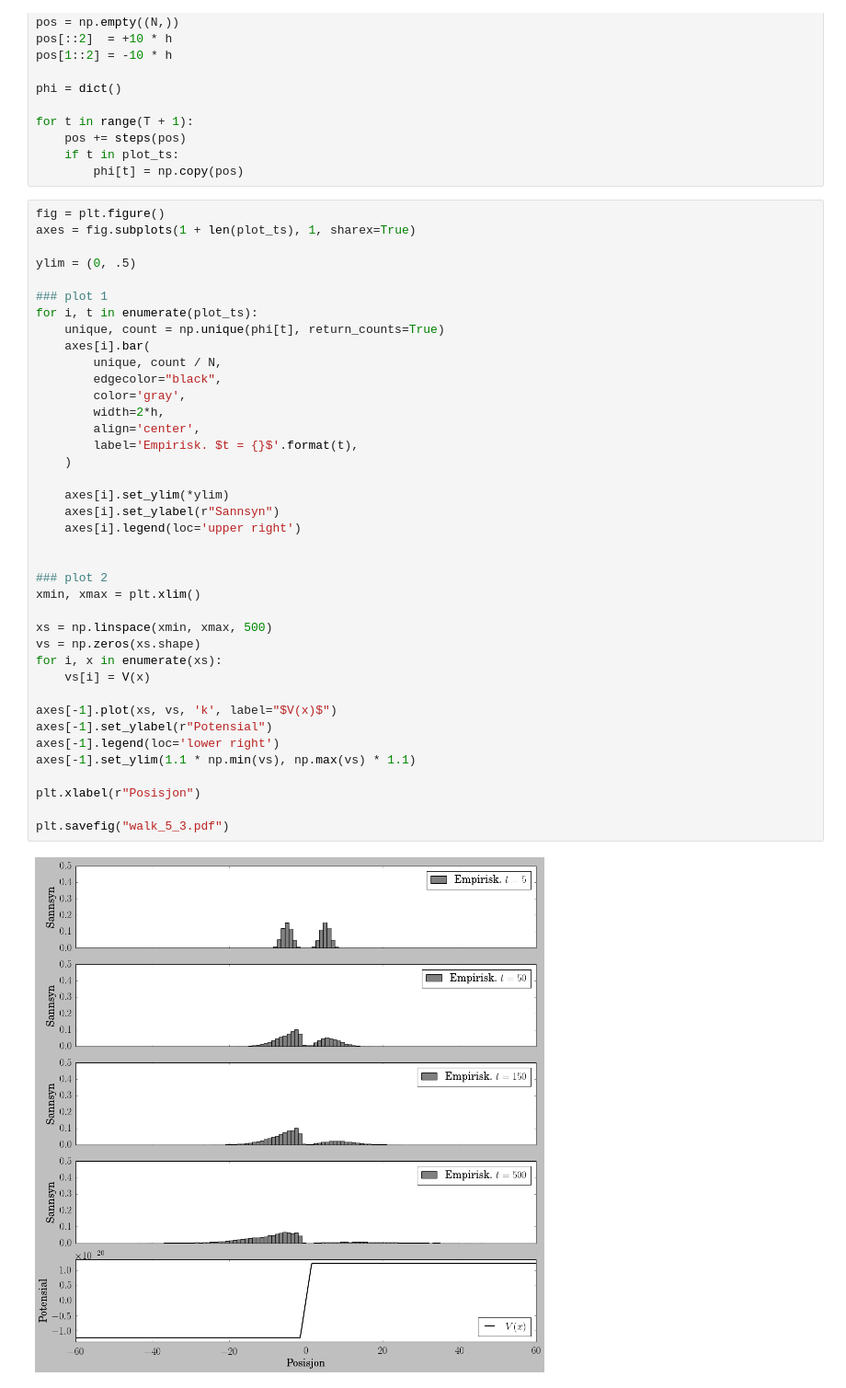
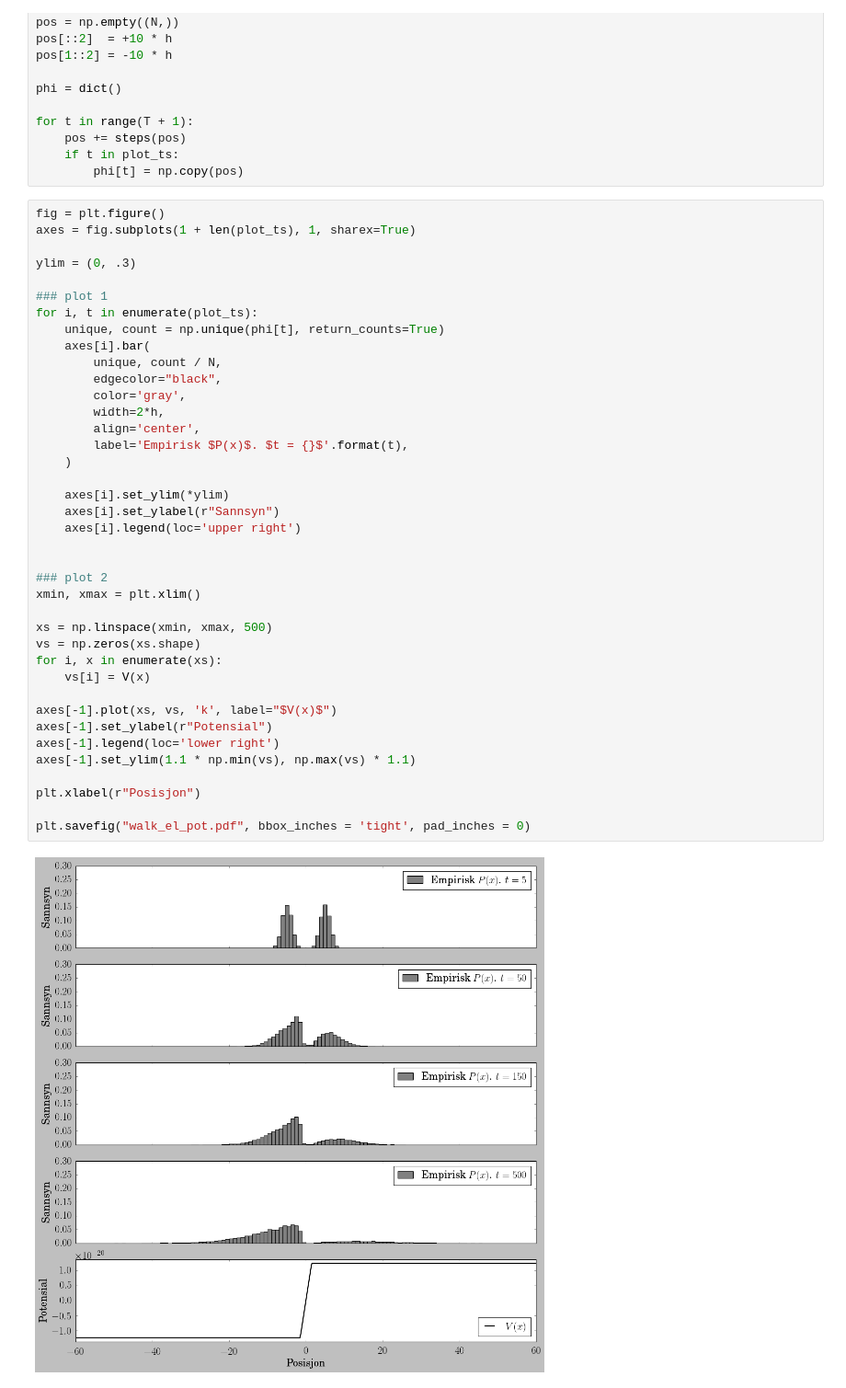
Before and after one commit to steffenhaug/vbbio, a Jupyter notebook: oppg_5_3.ipynb, the cells around one changed output. Shown at 92% size. Drawn from its saved outputs; the diff is of its cells as text.

```diff
--- a/oppg_5_3.ipynb
+++ b/oppg_5_3.ipynb
@@ -106,40 +106,40 @@ for t in range(T + 1):
 fig = plt.figure()
 axes = fig.subplots(1 + len(plot_ts), 1, sharex=True)
 
-ylim = (0, .5)
+ylim = (0, .3)
 
 ### plot 1
 for i, t in enumerate(plot_ts):
     unique, count = np.unique(phi[t], return_counts=True)
     axes[i].bar(
         unique, count / N,
         edgecolor="black",
         color='gray',
         width=2*h,
         align='center',
-        label='Empirisk. $t = {}$'.format(t),
+        label='Empirisk $P(x)$. $t = {}$'.format(t),
     )
 
     axes[i].set_ylim(*ylim)
     axes[i].set_ylabel(r"Sannsyn")
     axes[i].legend(loc='upper right')
 
 
 ### plot 2
 xmin, xmax = plt.xlim()
 
 xs = np.linspace(xmin, xmax, 500)
 vs = np.zeros(xs.shape)
 for i, x in enumerate(xs):
     vs[i] = V(x)
 
 axes[-1].plot(xs, vs, 'k', label="$V(x)$")
 axes[-1].set_ylabel(r"Potensial")
 axes[-1].legend(loc='lower right')
 axes[-1].set_ylim(1.1 * np.min(vs), np.max(vs) * 1.1)
 
 plt.xlabel(r"Posisjon")
 
-plt.savefig("walk_5_3.pdf")
+plt.savefig("walk_el_pot.pdf", bbox_inches = 'tight', pad_inches = 0)
 # %% [output]
-[figure, old version]
+[figure, new version]
```
Also changed, not shown: 23 other files.
